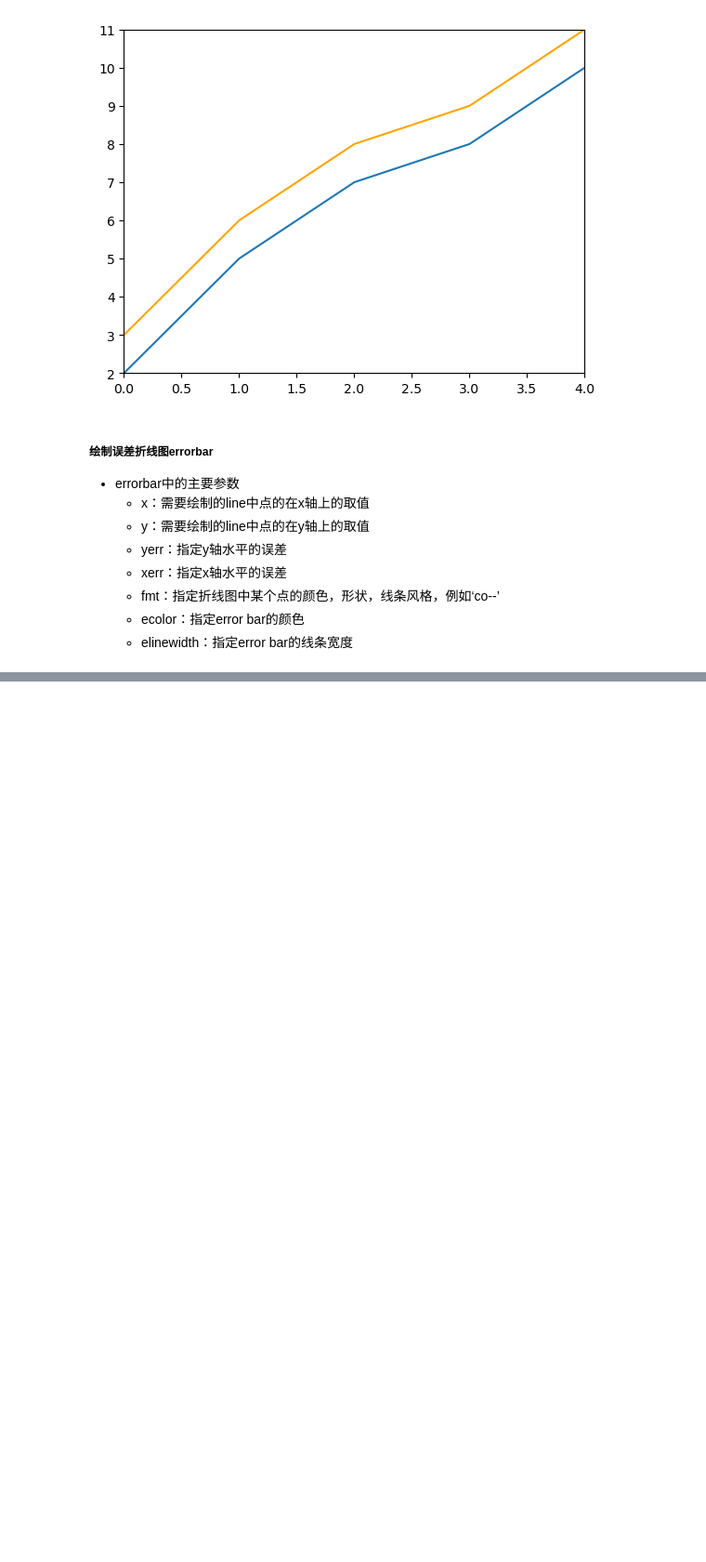
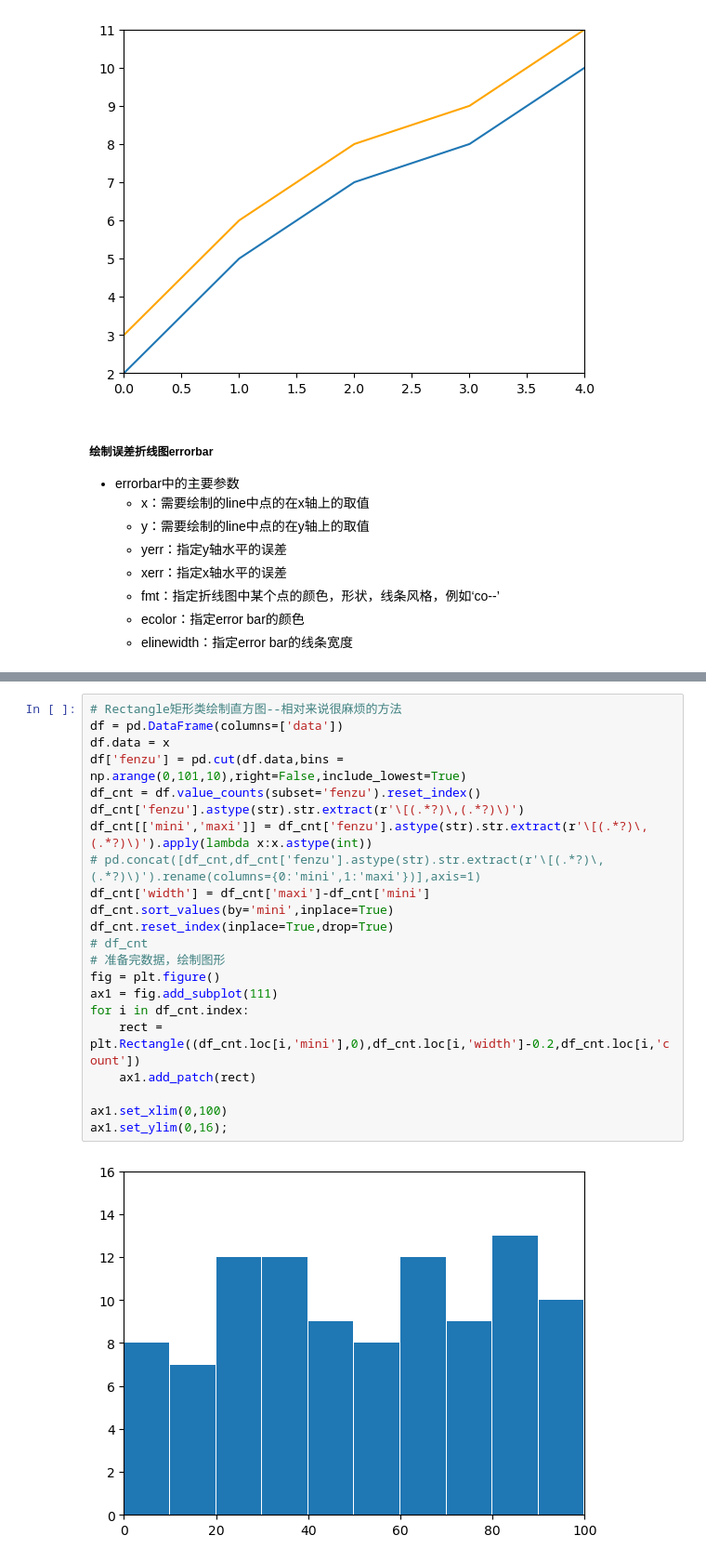
Before and after one commit to GGuo888/fantastic-matplotlib, a Jupyter notebook: practice/day02.ipynb, the cells around one changed output, grey strips where cells are left out. Shown at 93% size. Cells and saved outputs as stored; diff of their text form; blank space fills up the shorter version.

```diff
--- a/practice/day02.ipynb
+++ b/practice/day02.ipynb
@@ -122,0 +156,24 @@ plt.show()
+# %%
+# Rectangle矩形类绘制直方图--相对来说很麻烦的方法
+df = pd.DataFrame(columns=['data'])
+df.data = x
+df['fenzu'] = pd.cut(df.data,bins = np.arange(0,101,10),right=False,include_lowest=True)
+df_cnt = df.value_counts(subset='fenzu').reset_index()
+df_cnt['fenzu'].astype(str).str.extract(r'\[(.*?)\,(.*?)\)')
+df_cnt[['mini','maxi']] = df_cnt['fenzu'].astype(str).str.extract(r'\[(.*?)\,(.*?)\)').apply(lambda x:x.astype(int))
+# pd.concat([df_cnt,df_cnt['fenzu'].astype(str).str.extract(r'\[(.*?)\,(.*?)\)').rename(columns={0:'mini',1:'maxi'})],axis=1)
+df_cnt['width'] = df_cnt['maxi']-df_cnt['mini']
+df_cnt.sort_values(by='mini',inplace=True)
+df_cnt.reset_index(inplace=True,drop=True)
+# df_cnt
+# 准备完数据，绘制图形
+fig = plt.figure()
+ax1 = fig.add_subplot(111)
+for i in df_cnt.index:
+    rect = plt.Rectangle((df_cnt.loc[i,'mini'],0),df_cnt.loc[i,'width']-0.2,df_cnt.loc[i,'count'])
+    ax1.add_patch(rect)
+
+ax1.set_xlim(0,100)
+ax1.set_ylim(0,16);
+# %% [output]
+[figure, added]
```
Also changed, not shown: parts of 12 cells of this notebook.
